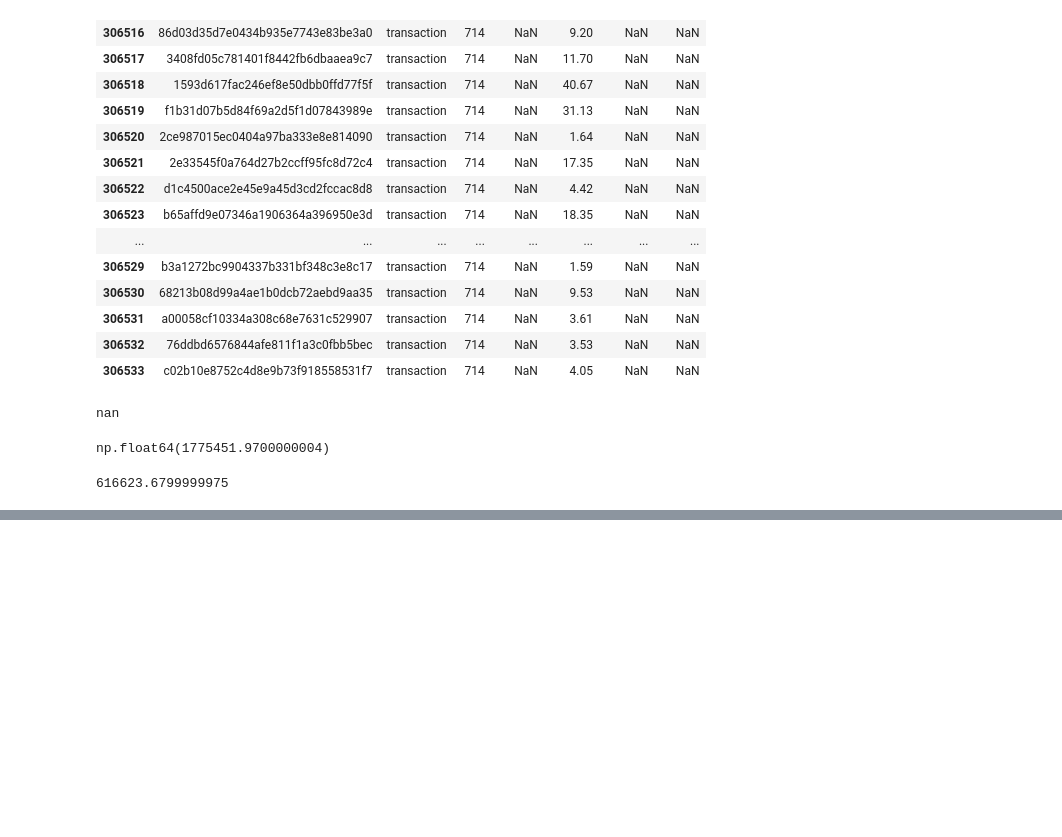
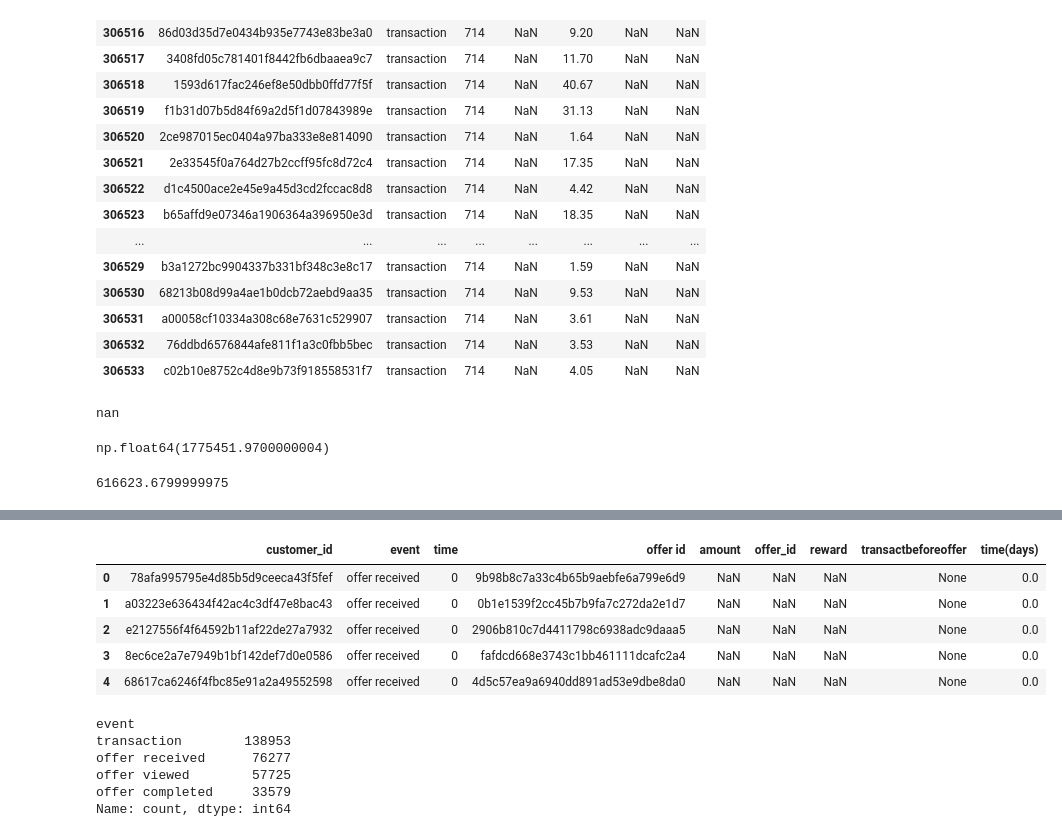
Before and after one commit to Koremm/Coffeeoffers, a Jupyter notebook: Coffee Offers Vscode.ipynb, the cells around one changed output, grey strips where cells are left out. Drawn from its saved outputs; the diff is of its cells as text; code cells hidden in the pictures; blank space fills up the shorter version.

```diff
--- a/Coffee Offers Vscode.ipynb
+++ b/Coffee Offers Vscode.ipynb
@@ -156,0 +177,19 @@ events_trial['transactbeforeoffer'].sum()
+# %%
+events_trial['time(days)'] = events_trial['time']/24
+events_trial.head()
+# %% [output]
+|  | customer_id | event | time | offer id | amount | offer_id | reward | transactbeforeoffer | time(days) |
+| 0 | 78afa995795e4d85b5d9ceeca43f5fef | offer received | 0 | 9b98b8c7a33c4b65b9aebfe6a799e6d9 | NaN | NaN | NaN | None | 0.0 |
+| 1 | a03223e636434f42ac4c3df47e8bac43 | offer received | 0 | 0b1e1539f2cc45b7b9fa7c272da2e1d7 | NaN | NaN | NaN | None | 0.0 |
+| 2 | e2127556f4f64592b11af22de27a7932 | offer received | 0 | 2906b810c7d4411798c6938adc9daaa5 | NaN | NaN | NaN | None | 0.0 |
+| 3 | 8ec6ce2a7e7949b1bf142def7d0e0586 | offer received | 0 | fafdcd668e3743c1bb461111dcafc2a4 | NaN | NaN | NaN | None | 0.0 |
+| 4 | 68617ca6246f4fbc85e91a2a49552598 | offer received | 0 | 4d5c57ea9a6940dd891ad53e9dbe8da0 | NaN | NaN | NaN | None | 0.0 |
+# %%
+events_trial['event'].value_counts()
+# %% [output]
+event
+transaction        138953
+offer received      76277
+offer viewed        57725
+offer completed     33579
+Name: count, dtype: int64
```
Also changed, not shown: parts of 7 cells of this notebook.
